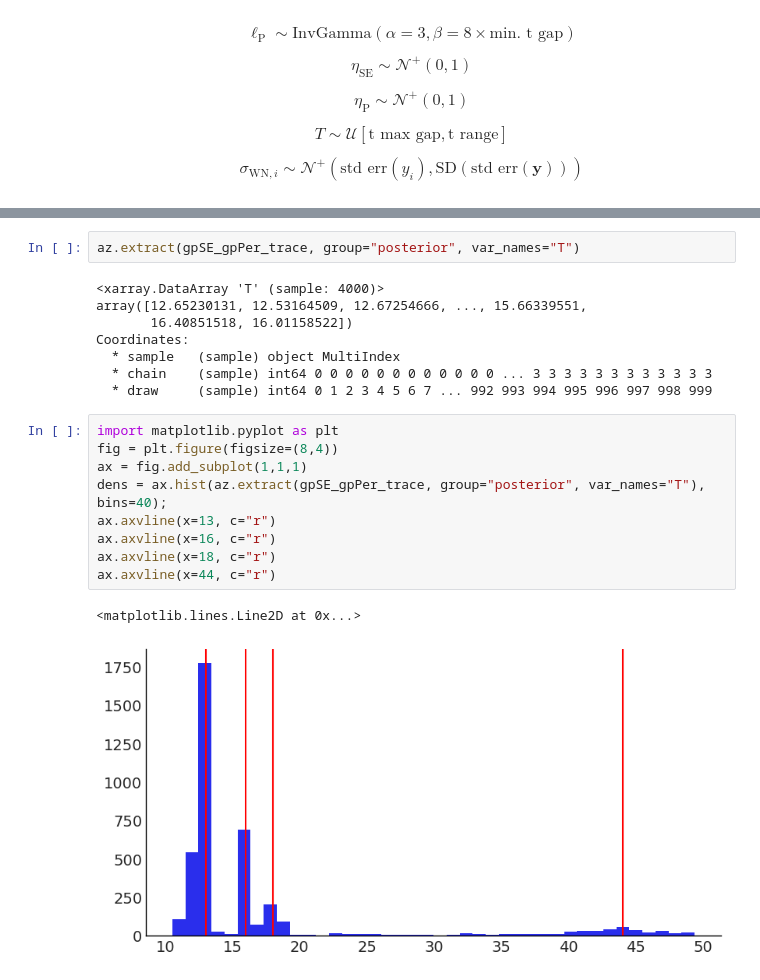
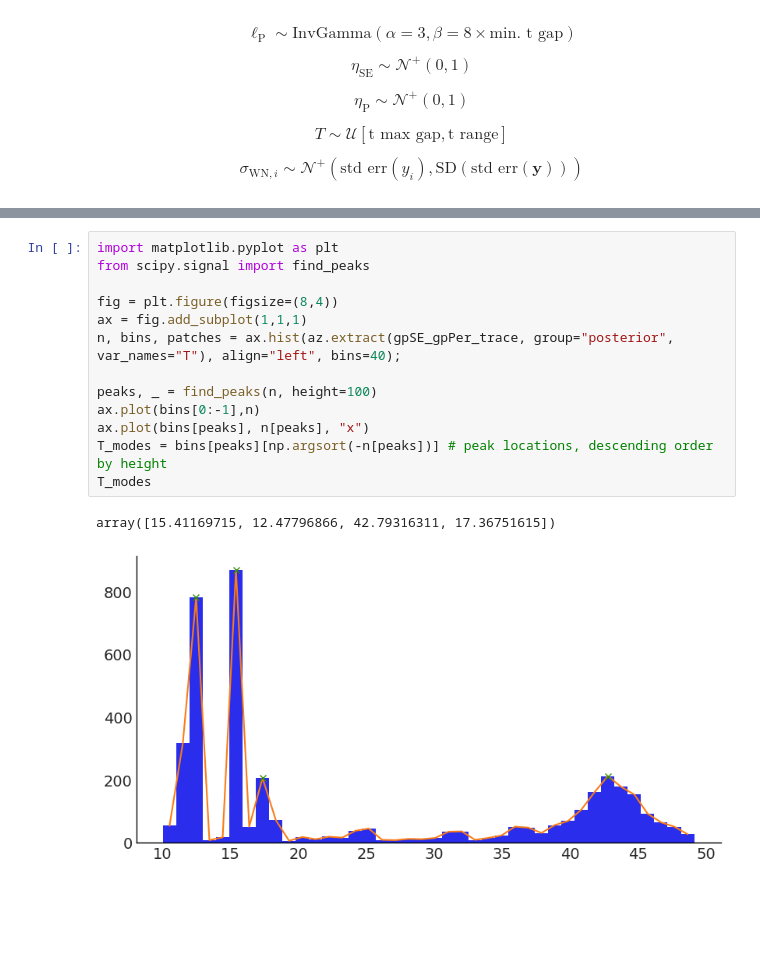
Before and after one commit to shihchingfu/gp-sandbox-thunderkat, a Jupyter notebook: fitting_80_ra271.352_dec-29.642_MAXIJ1803.ipynb, the cells around one changed output, grey strips where cells are left out. Cells and saved outputs as stored; diff of their text form; blank space fills up the shorter version.

```diff
--- a/fitting_80_ra271.352_dec-29.642_MAXIJ1803.ipynb
+++ b/fitting_80_ra271.352_dec-29.642_MAXIJ1803.ipynb
@@ -92,23 +98,17 @@ ufn.plot_post_cnr(gpSE_gpPer_trace, variable_names=variable_names)
-# %%
-az.extract(gpSE_gpPer_trace, group="posterior", var_names="T")
-# %% [output]
-<xarray.DataArray 'T' (sample: 4000)>
-array([12.65230131, 12.53164509, 12.67254666, ..., 15.66339551,
-       16.40851518, 16.01158522])
-Coordinates:
-  * sample   (sample) object MultiIndex
-  * chain    (sample) int64 0 0 0 0 0 0 0 0 0 0 0 0 ... 3 3 3 3 3 3 3 3 3 3 3 3
-  * draw     (sample) int64 0 1 2 3 4 5 6 7 ... 992 993 994 995 996 997 998 999
 # %%
 import matplotlib.pyplot as plt
+from scipy.signal import find_peaks
+
 fig = plt.figure(figsize=(8,4))
 ax = fig.add_subplot(1,1,1)
-dens = ax.hist(az.extract(gpSE_gpPer_trace, group="posterior", var_names="T"), bins=40);
-ax.axvline(x=13, c="r")
-ax.axvline(x=16, c="r")
-ax.axvline(x=18, c="r")
-ax.axvline(x=44, c="r")
+n, bins, patches = ax.hist(az.extract(gpSE_gpPer_trace, group="posterior", var_names="T"), align="left", bins=40);
+
+peaks, _ = find_peaks(n, height=100)
+ax.plot(bins[0:-1],n)
+ax.plot(bins[peaks], n[peaks], "x")
+T_modes = bins[peaks][np.argsort(-n[peaks])] # peak locations, descending order by height
+T_modes
 # %% [output]
-<matplotlib.lines.Line2D at 0x...>
+array([15.41169715, 12.47796866, 42.79316311, 17.36751615])
-[figure, old version]
+[figure, new version]
 # %%
```
Also changed, not shown: parts of 20 cells of this notebook, 2 other files.
